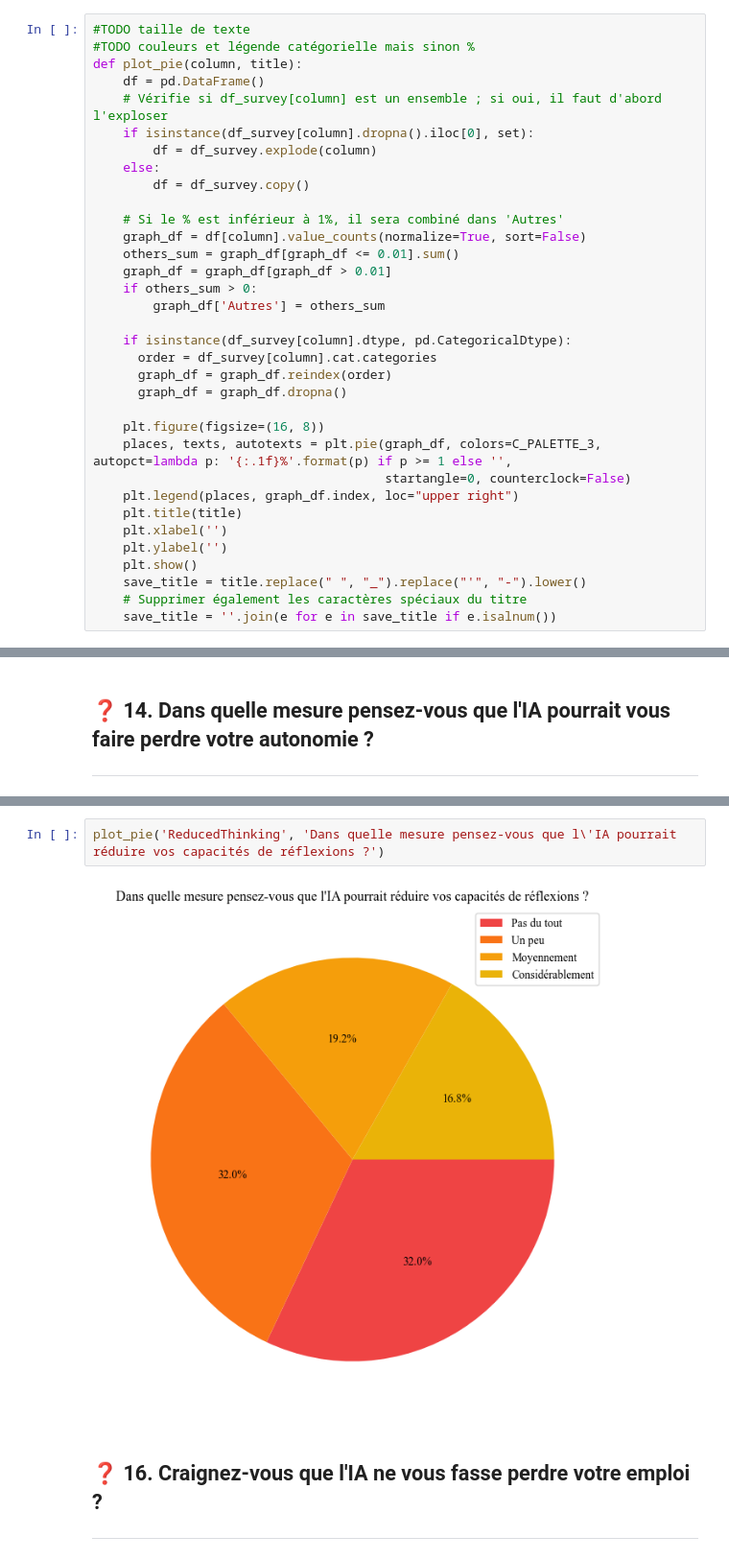
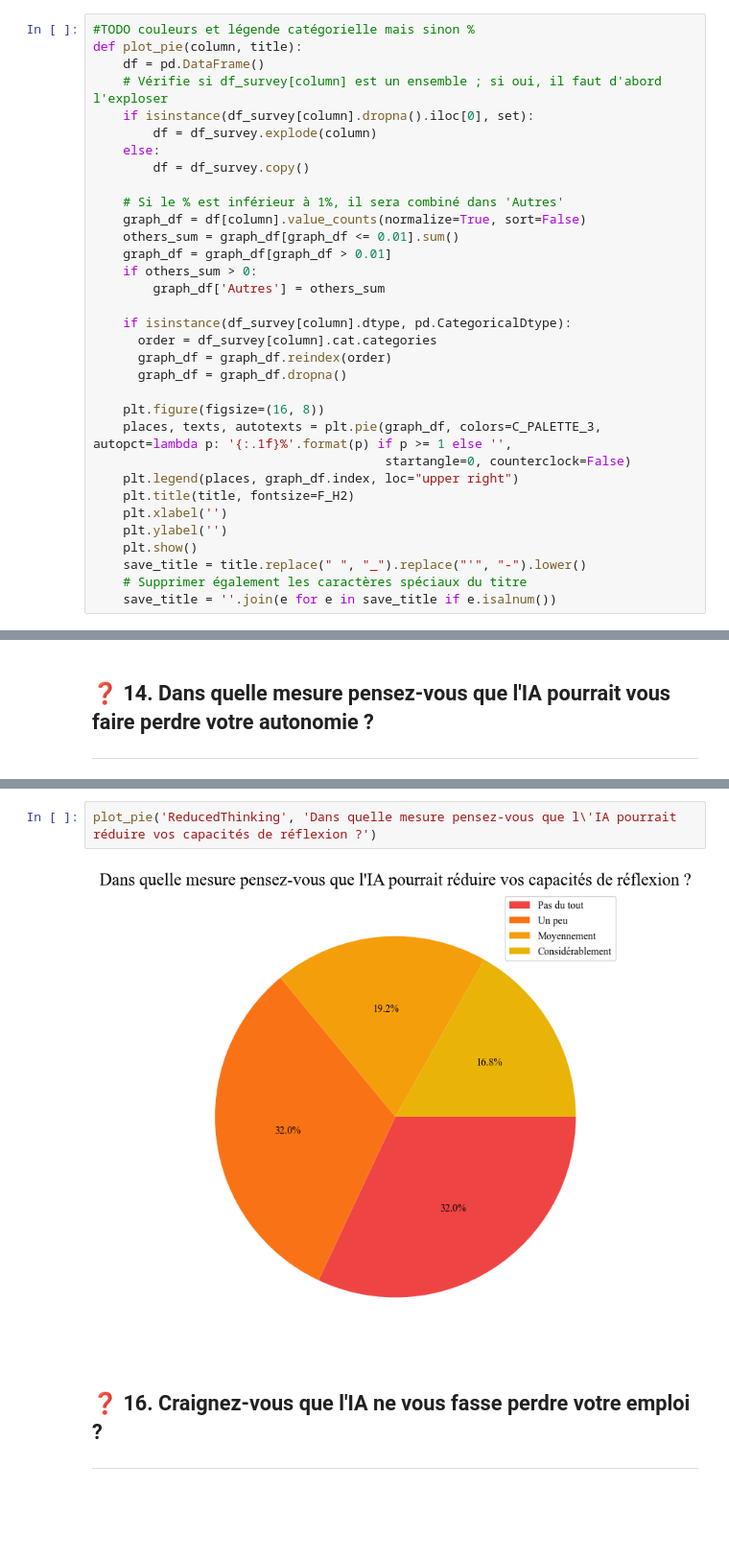
Before and after one commit to QuentinDstl/survey_adoption_by_employees, a Jupyter notebook: src/main.ipynb, the cells around one changed output, grey strips where cells are left out. Shown at 96% size. Cells and saved outputs as stored; diff of their text form; blank space fills up the shorter version.

```diff
--- a/src/main.ipynb
+++ b/src/main.ipynb
@@ -181,7 +181,6 @@ plt.show()
 
 ---
 # %%
-#TODO taille de texte
 #TODO couleurs et légende catégorielle mais sinon %
 def plot_pie(column, title):
     df = pd.DataFrame()
@@ -207,7 +206,7 @@ def plot_pie(column, title):
     places, texts, autotexts = plt.pie(graph_df, colors=C_PALETTE_3, autopct=lambda p: '{:.1f}%'.format(p) if p >= 1 else '',
                                        startangle=0, counterclock=False)
     plt.legend(places, graph_df.index, loc="upper right")
-    plt.title(title)
+    plt.title(title, fontsize=F_H2)
     plt.xlabel('')
     plt.ylabel('')
     plt.show()
@@ -1521,8 +1494,8 @@ plot_pie('LossOfAutonomy', 'Dans quelle mesure pensez-vous que l\'IA pourrait vo
 ---
 # %%
-plot_pie('ReducedThinking', 'Dans quelle mesure pensez-vous que l\'IA pourrait réduire vos capacités de réflexions ?')
+plot_pie('ReducedThinking', 'Dans quelle mesure pensez-vous que l\'IA pourrait réduire vos capacités de réflexion ?')
 # %% [output]
-[figure, old version]
+[figure, new version]
 # %% [markdown]
 ## ❓ 16. Craignez-vous que l'IA ne vous fasse perdre votre emploi ?
 ---
```
Also changed, not shown: parts of 52 cells of this notebook.
